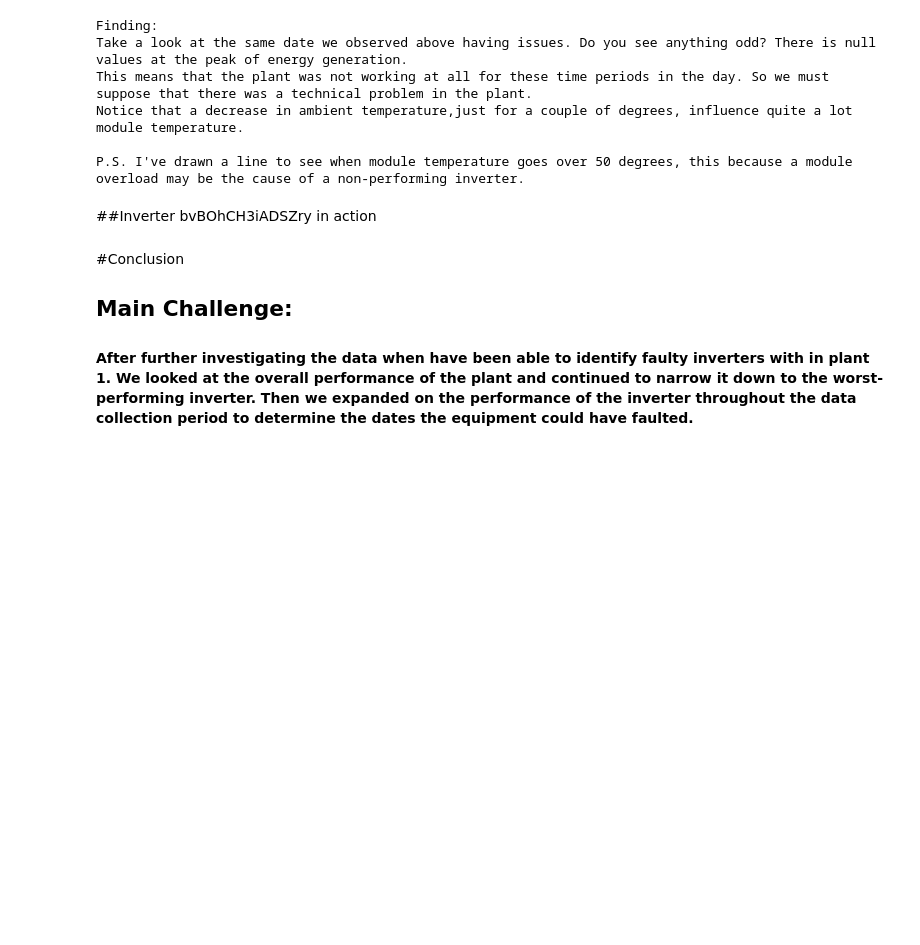
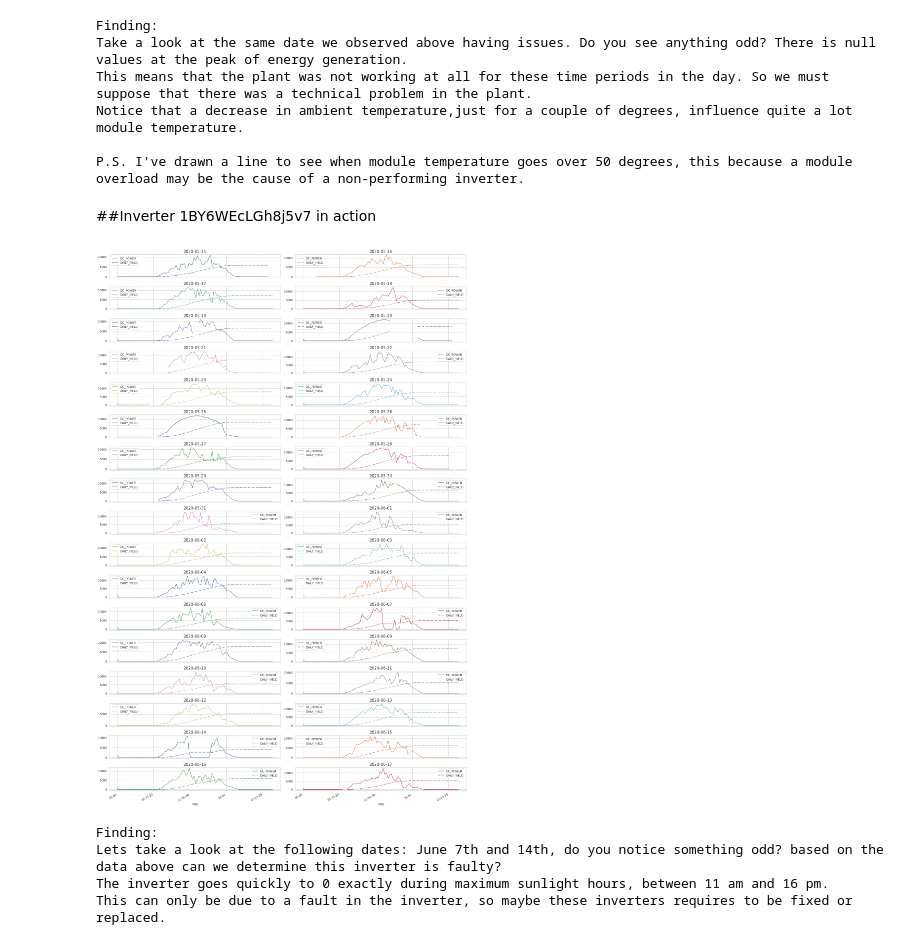
Before and after one commit to drwatson93/Solar-Plant-Analysis-Project, a Jupyter notebook: What_can_we_learn_from_a_solar_plant's_data.ipynb, the cells around one changed output. Drawn from its saved outputs; the diff is of its cells as text; code cells hidden in the pictures; blank space fills up the shorter version.

```diff
--- a/What_can_we_learn_from_a_solar_plant's_data.ipynb
+++ b/What_can_we_learn_from_a_solar_plant's_data.ipynb
@@ -427,35 +458,37 @@ Notice that a decrease in ambient temperature,just for a couple of degrees, infl
 
 P.S. I've drawn a line to see when module temperature goes over 50 degrees, this because a module overload may be the cause of a non-performing inverter.
 # %% [markdown]
-##Inverter bvBOhCH3iADSZry in action
+##Inverter 1BY6WEcLGh8j5v7 in action
 # %%
 # create a copy of the data so we can manipulate further with out corrupting the initial data.
-worst_inv_plant_1 = plant1_generation[plant1_generation['SOURCE_KEY']=='bvBOhCH3iADSZry']
+worst_inv_plant_1 = plant1_generation[plant1_generation['SOURCE_KEY']=='1BY6WEcLGh8j5v7']
 
 # added a TIME and DATE column for the power generated using the exisitng DATE_TIME column
 worst_inv_plant_1['TIME'] = worst_inv_plant_1['DATE_TIME'].dt.time
 worst_inv_plant_1['DATE'] = worst_inv_plant_1['DATE_TIME'].dt.date
 
 ax=worst_inv_plant_1.groupby(['TIME','DATE'])['DC_POWER'].mean().unstack().plot(sharex=True,subplots=True,layout=(17,2),figsize=(20,30))
 worst_inv_plant_1.groupby(['TIME','DATE'])['DAILY_YIELD'].mean().unstack().plot(sharex=True,subplots=True,layout=(17,2),figsize=(20,30),ax=ax,style='-.')
 
 i=0
 for a in range(len(ax)):
     for b in range(len(ax[a])):
         ax[a,b].set_title(cols.columns[i],size=15)
         ax[a,b].legend(['DC_POWER','DAILY_YIELD'])
         i=i+1
 
 plt.tight_layout()
 plt.show()
 
 print("""
 Finding:
 Lets take a look at the following dates: June 7th and 14th, do you notice something odd? based on the data above can we determine this inverter is faulty?
 The inverter goes quickly to 0 exactly during maximum sunlight hours, between 11 am and 16 pm.
 This can only be due to a fault in the inverter, so maybe these inverters requires to be fixed or replaced.
 """)
+# %% [output]
+[figure, added]
+Finding:
+Lets take a look at the following dates: June 7th and 14th, do you notice something odd? based on the data above can we determine this inverter is faulty?
+The inverter goes quickly to 0 exactly during maximum sunlight hours, between 11 am and 16 pm.
+This can only be due to a fault in the inverter, so maybe these inverters requires to be fixed or replaced.
-# %% [markdown]
-#Conclusion
-## Main Challenge:
-#### After further investigating the data when have been able to identify faulty inverters with in plant 1. We looked at the overall performance of the plant and continued to narrow it down to the worst-performing inverter. Then we expanded on the performance of the inverter throughout the data collection period to determine the dates the equipment could have faulted.
```
Also changed, not shown: parts of 6 cells of this notebook.
